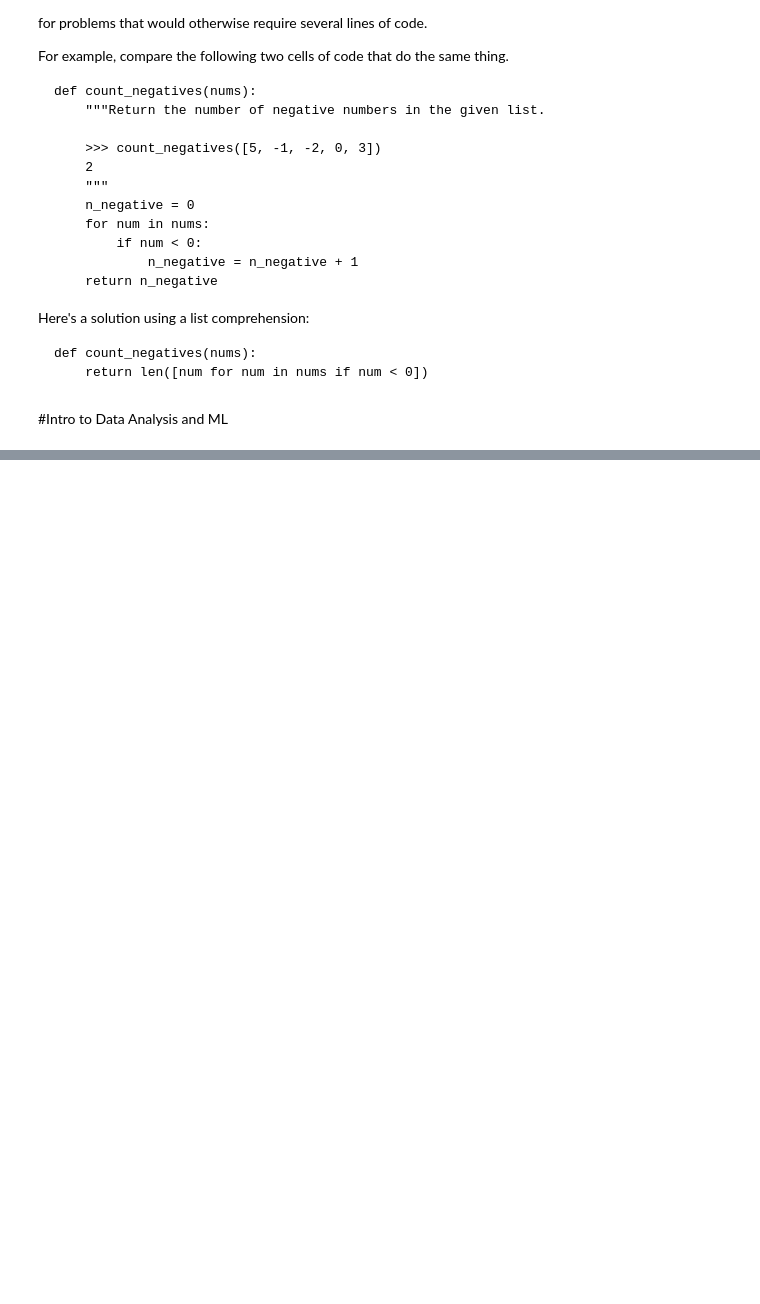
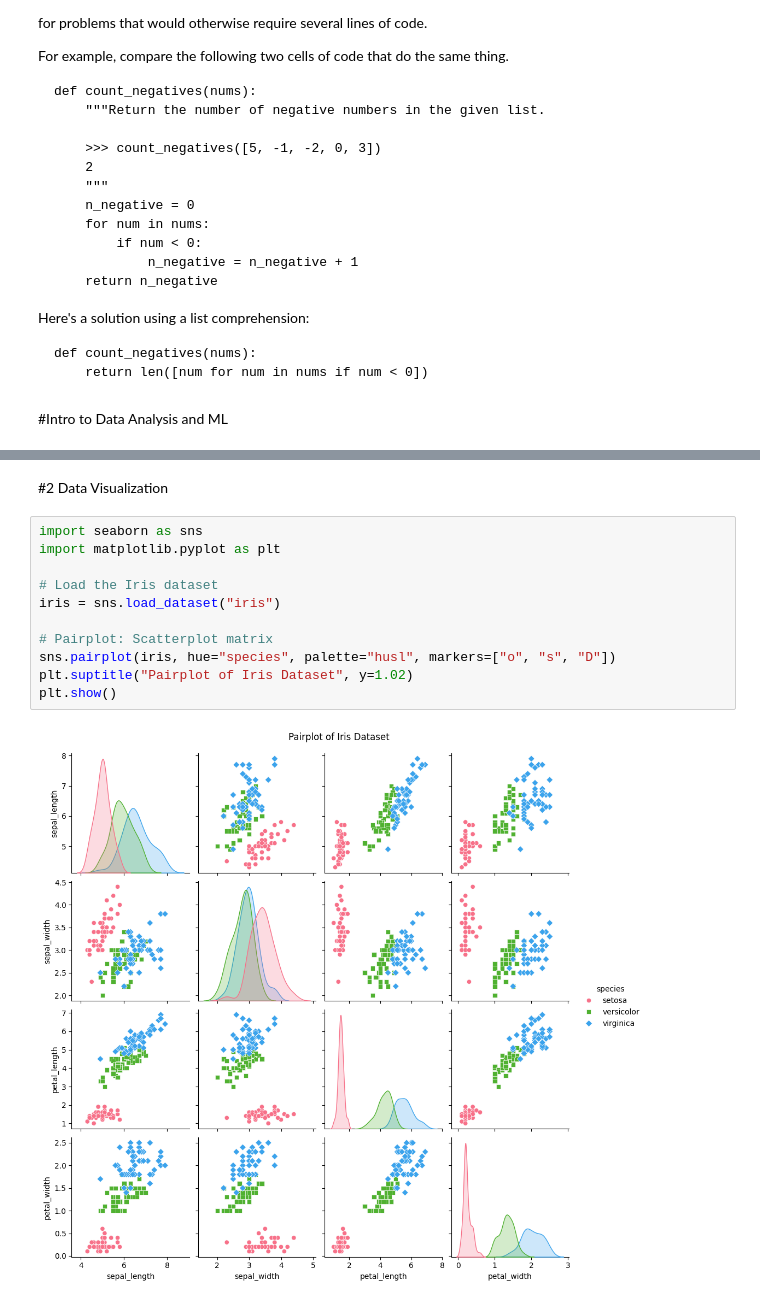
Before and after one commit to NajlaYM/Masar, a Jupyter notebook: PythonProject.ipynb, the cells around one changed output, grey strips where cells are left out. Cells and saved outputs as stored; diff of their text form; blank space fills up the shorter version.

```diff
--- a/PythonProject.ipynb
+++ b/PythonProject.ipynb
@@ -230,0 +263,15 @@ plt.show()
+# %% [markdown]
+#2 Data Visualization
+# %%
+import seaborn as sns
+import matplotlib.pyplot as plt
+
+# Load the Iris dataset
+iris = sns.load_dataset("iris")
+
+# Pairplot: Scatterplot matrix
+sns.pairplot(iris, hue="species", palette="husl", markers=["o", "s", "D"])
+plt.suptitle("Pairplot of Iris Dataset", y=1.02)
+plt.show()
+# %% [output]
+[figure, added]
```
Also changed, not shown: parts of 22 cells of this notebook.
